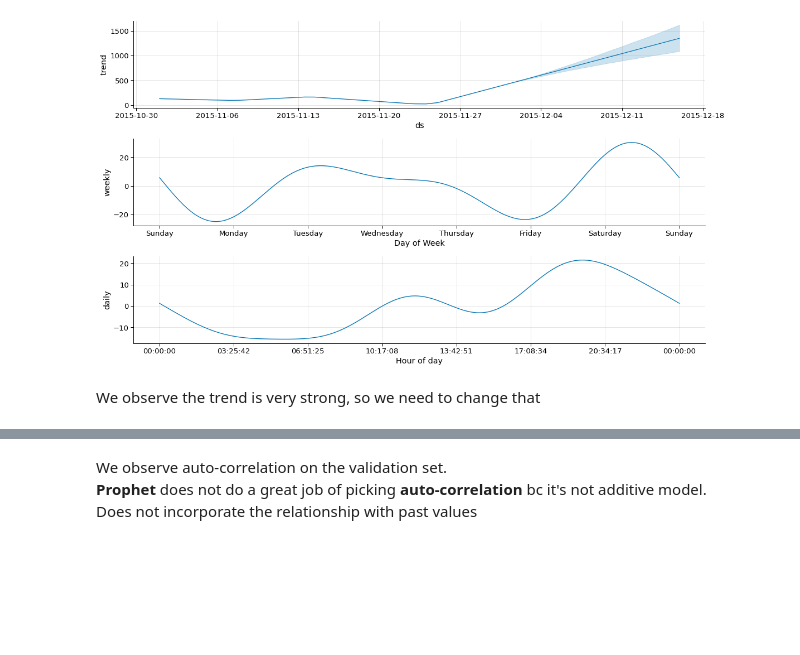
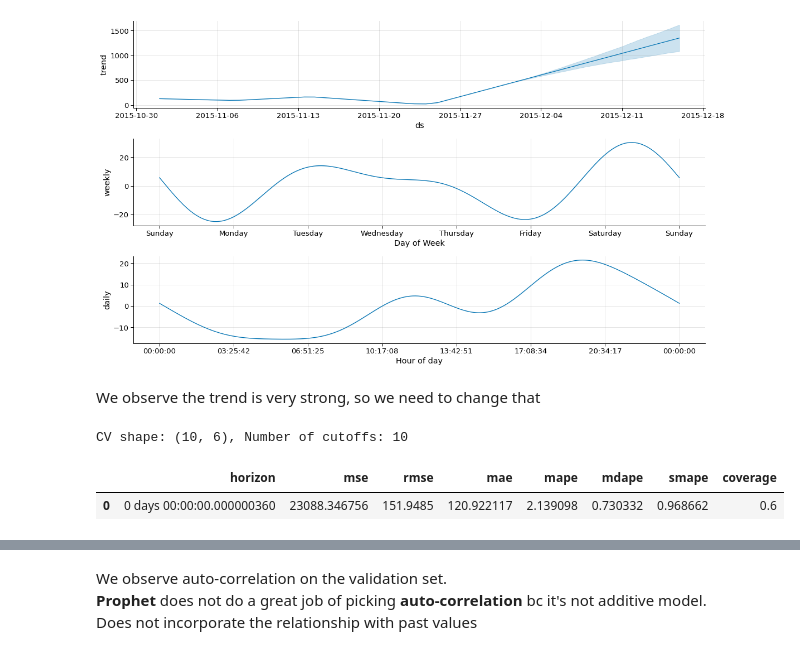
Before and after one commit to razielar/coursera_time_series_forecasting, a Jupyter notebook: time_series_analysis/week_3/3_fb_prophet/2_fb_prophet_exercise.ipynb, the cells around one changed output, grey strips where cells are left out. Drawn from its saved outputs; the diff is of its cells as text; code cells hidden in the pictures; blank space fills up the shorter version.

```diff
--- a/time_series_analysis/week_3/3_fb_prophet/2_fb_prophet_exercise.ipynb
+++ b/time_series_analysis/week_3/3_fb_prophet/2_fb_prophet_exercise.ipynb
@@ -284,4 +284,18 @@ seasonality_prior_scale = 10.0
 m= Prophet(seasonality_prior_scale= seasonality_prior_scale, changepoint_prior_scale= changepoint_prior_scale)
 m.fit(df_train)
 forecast= m.predict(future)
+# %%
+# df_cv= cross_validation(m, horizon= '365 days', period= '180 days', initial= '730 days')
+df_cv= cross_validation(m, horizon= 15*24, period= '60 hours')
+# %%
+print("CV shape: {}, Number of cutoffs: {}".format(df_cv.shape, len(df_cv.cutoff.unique())))
+metrics= performance_metrics(df_cv)
+metrics
+# display(metrics[['horizon', 'rmse', 'mape']])
+# print("Mean-RMSE: {:.4f} and Mean-MAPE: {:.2%}".format(np.mean(metrics['rmse']), np.mean(metrics['mape'])))
+# print("Horizon of 365 days RMSE: {:.4f} and MAPE: {:.2%}".format(metrics.iloc[metrics.shape[0]-1]['rmse'], metrics.iloc[metrics.shape[0]-1]['mape']))
+# %% [output]
+CV shape: (10, 6), Number of cutoffs: 10
+|  | horizon | mse | rmse | mae | mape | mdape | smape | coverage |
+| 0 | 0 days 00:00:00.000000360 | 23088.346756 | 151.9485 | 120.922117 | 2.139098 | 0.730332 | 0.968662 | 0.6 |
 # %%
```
Also changed, not shown: parts of 6 cells of this notebook, 2 other files.
